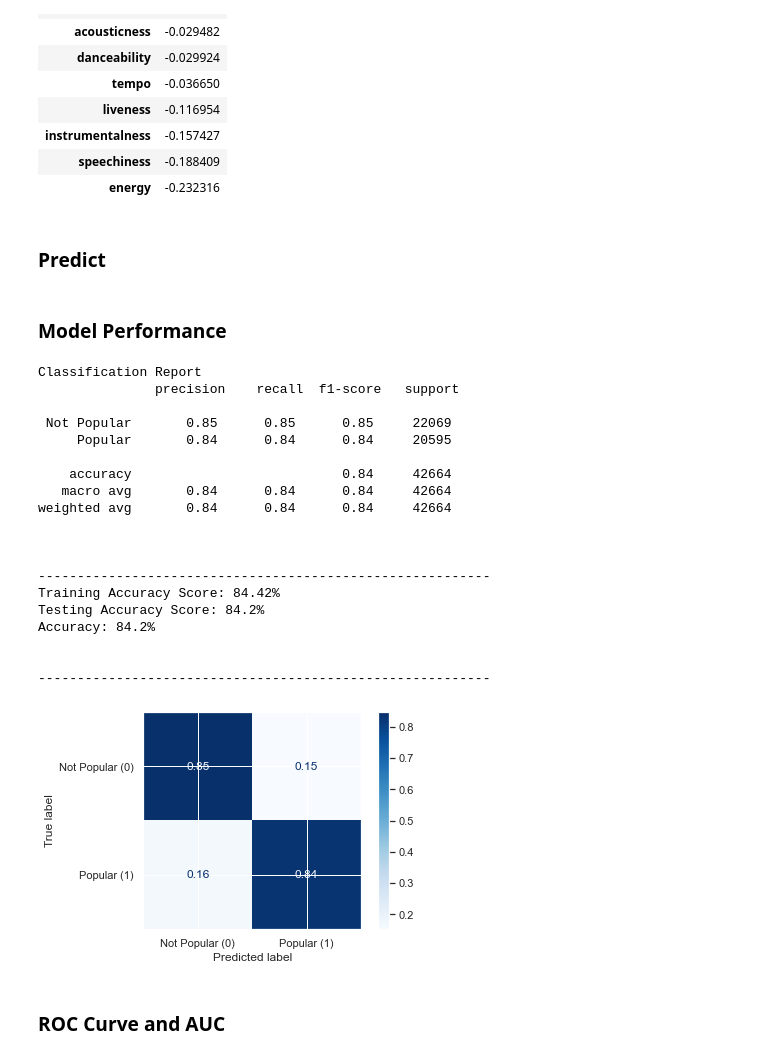
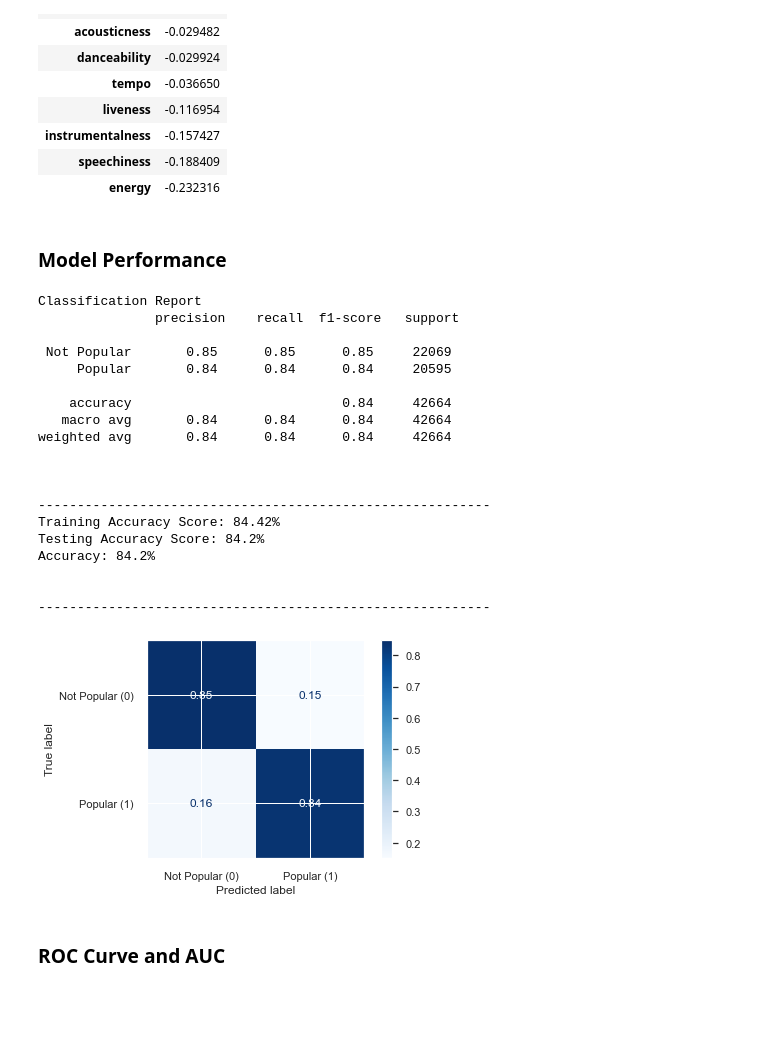
Before and after one commit to data-gab/Song-Popularity-Prediction, a Jupyter notebook: NOTEBOOKS/Classification Models-SCALED.ipynb, the cells around one changed output. Saved outputs shown, nothing was run; the diff lists cells and outputs as text; code cells hidden in the pictures; blank space fills up the shorter version.

```diff
--- a/NOTEBOOKS/Classification Models-SCALED.ipynb
+++ b/NOTEBOOKS/Classification Models-SCALED.ipynb
@@ -172,7 +190,6 @@ X_train.describe()
 ### Instantiate classifier and fit
 # %%
 logreg = LogisticRegression()
-model_log = logreg.fit(X_train, y_train)
-model_log
+logreg.fit(X_train, y_train)
 # %% [output]
 LogisticRegression()
@@ -251,8 +277,7 @@ AUC is looking pretty good but could be better. Also the ROC curve could be more
 # %% [markdown]
 ### Instantiate classifier and fit model
 # %%
-logreg = LogisticRegressionCV()
-model_logcv = logreg.fit(X_train, y_train)
-model_logcv
+logregcv = LogisticRegressionCV()
+logregcv.fit(X_train, y_train)
 # %% [output]
 LogisticRegressionCV()
@@ -258,0 +286,2 @@ LogisticRegressionCV()
+# %%
+pred = logregcv.predict(X_test)
@@ -274,35 +310,31 @@ find_coeffs(model_logcv, X_train, X)
 | instrumentalness | -0.157427 |
 | speechiness | -0.188409 |
 | energy | -0.232316 |
-# %% [markdown]
-### Predict
-# %%
-pred = logreg.predict(X_test)
 # %% [markdown]
 ### Model Performance
 # %%
-model_performance(model_logcv, X_train, X_test, y_train, y_test, pred)
+model_performance(logregcv, X_train, X_test, y_train, y_test, pred)
 # %% [output]
 Classification Report
                precision    recall  f1-score   support
 
  Not Popular       0.85      0.85      0.85     22069
      Popular       0.84      0.84      0.84     20595
 
     accuracy                           0.84     42664
    macro avg       0.84      0.84      0.84     42664
 weighted avg       0.84      0.84      0.84     42664
 
 
 
 ----------------------------------------------------------
 Training Accuracy Score: 84.42%
 Testing Accuracy Score: 84.2%
 Accuracy: 84.2%
 
 
 ----------------------------------------------------------
-[figure, old version]
+[figure, new version]
 # %% [markdown]
 ### ROC Curve and AUC
 # %%
```
Also changed, not shown: parts of 48 cells of this notebook, 11 other files.
